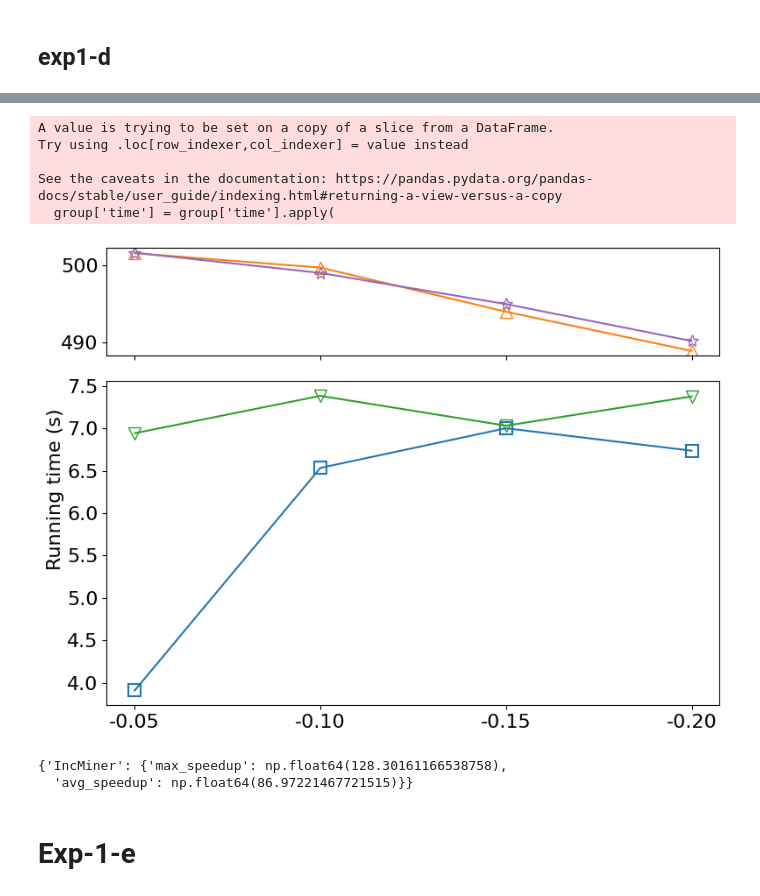
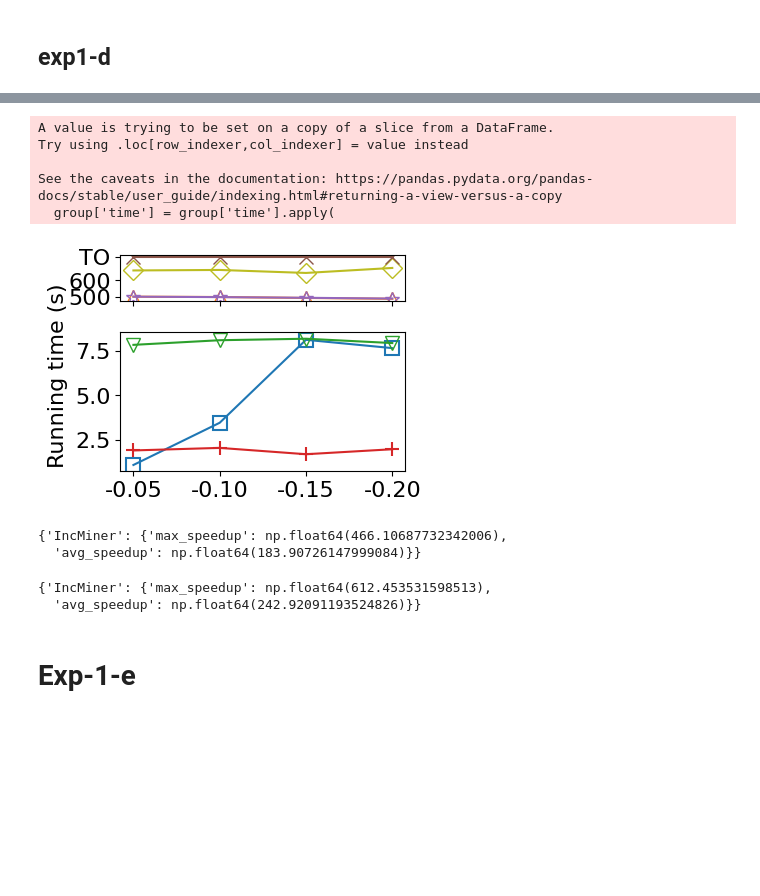
Before and after one commit to HaoxianChen/inc-miner-experiment-plots, a Jupyter notebook: plots.ipynb, the cells around one changed output, grey strips where cells are left out. Cells and saved outputs as stored; diff of their text form; code cells hidden in the pictures; blank space fills up the shorter version.

```diff
--- a/plots.ipynb
+++ b/plots.ipynb
@@ -187,4 +259,6 @@ def pre_process_exp1(_df):
 # %%
 tab = 'Δ𝜂 > 0 in X'
-df = dfs[tab]
+# df = dfs[tab]
+df = dfs3[tab]
 df = pre_process_exp1(df)
+df = post_process(df)
@@ -206,6 +302,15 @@ for label, group in groups:
                 markersize=markerStyleMap[label].get('markersize', 10)
             )
 
+
+# Add the lien for IApriori
+label = "IApriori"
+plt.plot(range(len(X)), dfs_iapriori[tab]['gen rule time(s)'], label=label, marker=markerMap[label],color=colorMap[label],
+            markerfacecolor=markerStyleMap[label].get('markerfacecolor', 'auto'),
+            markeredgewidth=markerStyleMap[label].get('markeredgewidth', 1.0),
+            markersize=markerStyleMap[label].get('markersize', 10)
+        )
+
 # Add plot labels and legend
 plt.ylabel('Running time (s)')  # Label for y-axis
 
@@ -439,2 +680,5 @@ See the caveats in the documentation: https://pandas.pydata.org/pandas-docs/stab
 # %% [markdown]
 ## exp1-c
+# %%
+dfs_1c = pd.read_excel("result_exp_(c)_0730.xlsx", sheet_name=None)
+print (dfs_1c.keys())
@@ -441,4 +687,5 @@ See the caveats in the documentation: https://pandas.pydata.org/pandas-docs/stab
 # %%
 tab = 'Δ𝜂 > 0 in 𝑝0'
-df = dfs[tab]
+# df = dfs[tab]
+df = dfs_1c[tab]
 df = pre_process_exp1(df)
@@ -623,7 +978,7 @@ fig, (ax_top, ax_bottom) = plt.subplots(
 )
 
 
-top_labels = ['batch', 'IncMinerNS']
+top_labels = ['batch', 'IncMinerNS', "IncDCFinder"]
 bottom_labels = ['IncMiner', 'IncMinerNoO']
 
 # Calculate the global maximum value of numeric 'time' across all groups
@@ -650,6 +1005,19 @@ for label in top_labels:
     # ax_top.set_yticks(list(ax_top.get_yticks())[:1] + [timeout_value])  # Add timeout_value to y-ticks
     # ax_top.set_yticklabels([str(int(tick)) if tick != timeout_value else 'TO' for tick in ax_top.get_yticks()[:2]])
 
+# Add 'TO' tick to the top subplot
+ax_top.set_yticks(list(ax_top.get_yticks())[:3] + [timeout_value])  # Add timeout_value to y-ticks
+ax_top.set_yticklabels([str(int(tick)) if tick <= global_max_time else 'TO' for tick in ax_top.get_yticks()[:4]])
+
+# Add the line for DCFinder
+label = "DCFinder"
+N = len(X)
+ax_top.plot(range(N), [timeout_value] * N, label=label, marker=markerMap[label],color=colorMap[label],
+            markerfacecolor=markerStyleMap[label].get('markerfacecolor', 'auto'),
+            markeredgewidth=markerStyleMap[label].get('markeredgewidth', 1.0),
+            markersize=markerStyleMap[label].get('markersize', 10)
+        )
+
 # Plot for other labels in the bottom box
 for label in bottom_labels:
     group = groups.get_group(label)
@@ -660,36 +1028,48 @@ for label in bottom_labels:
         markerfacecolor=markerStyleMap[label].get('markerfacecolor', 'auto'),
         markeredgewidth=markerStyleMap[label].get('markeredgewidth', 1.0),
         markersize=markerStyleMap[label].get('markersize', 10)
     )
 
+# Add the lien for IApriori
+label = "IApriori"
+ax_bottom.plot(range(len(X)), dfs_iapriori[tab]['gen rule time(s)'], label=label, marker=markerMap[label],color=colorMap[label],
+            markerfacecolor=markerStyleMap[label].get('markerfacecolor', 'auto'),
+            markeredgewidth=markerStyleMap[label].get('markeredgewidth', 1.0),
+            markersize=markerStyleMap[label].get('markersize', 10)
+        )
 
 # xtick_labels = [fr"$\times 10^{{{int(np.log10(value))}}}$" for value in X]
 xtick_labels = [f"{value:.2f}" for value in X]
 plt.xticks(range(len(X)), xtick_labels)
 
 fig.text(0.01, 0.5, ylabel_time, va='center', rotation='vertical')
 
 # Adjust layout
 plt.tight_layout()
 
 # Save the plot
 outfile = "plots/exp1_hospital_eta_p_decrease.pdf"
 plt.savefig(outfile, bbox_inches='tight')
 
 # Display the plot
 plt.show()
 
 # Compute speedup
 compute_speedup(df, 'batch', ['IncMiner'])
 # %% [output]
 A value is trying to be set on a copy of a slice from a DataFrame.
 Try using .loc[row_indexer,col_indexer] = value instead
 
 See the caveats in the documentation: https://pandas.pydata.org/pandas-docs/stable/user_guide/indexing.html#returning-a-view-versus-a-copy
   group['time'] = group['time'].apply(
-[figure, old version]
+[figure, new version]
-{'IncMiner': {'max_speedup': np.float64(128.30161166538758),
-  'avg_speedup': np.float64(86.97221467721515)}}
+{'IncMiner': {'max_speedup': np.float64(466.10687732342006),
+  'avg_speedup': np.float64(183.90726147999084)}}
+# %%
+compute_speedup(df, 'IncDCFinder', ['IncMiner'])
+# %% [output]
+{'IncMiner': {'max_speedup': np.float64(612.453531598513),
+  'avg_speedup': np.float64(242.92091193524826)}}
 # %% [markdown]
 # Exp-1-e
 # %%
```
Also changed, not shown: parts of 104 cells of this notebook, 42 other files.
